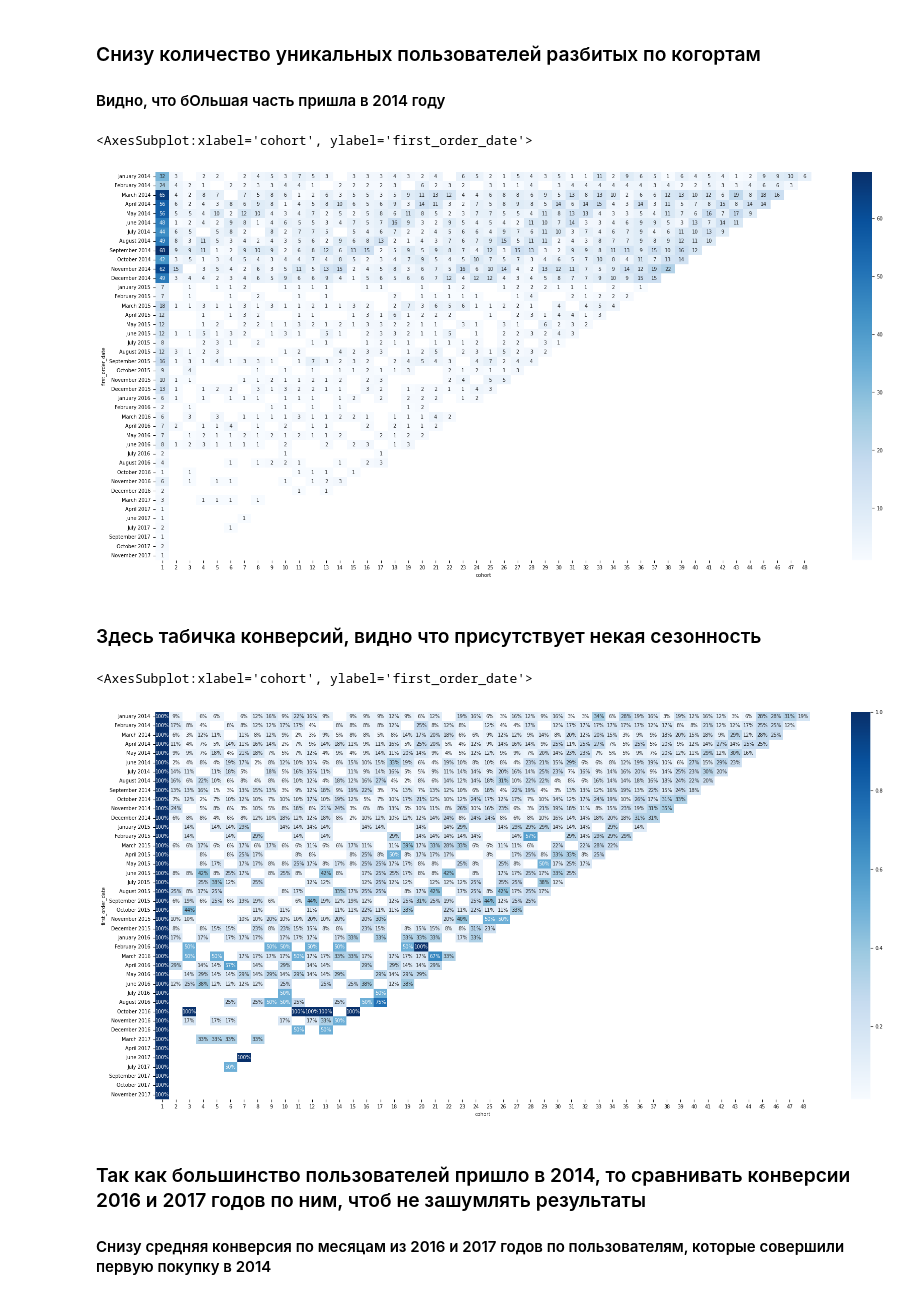
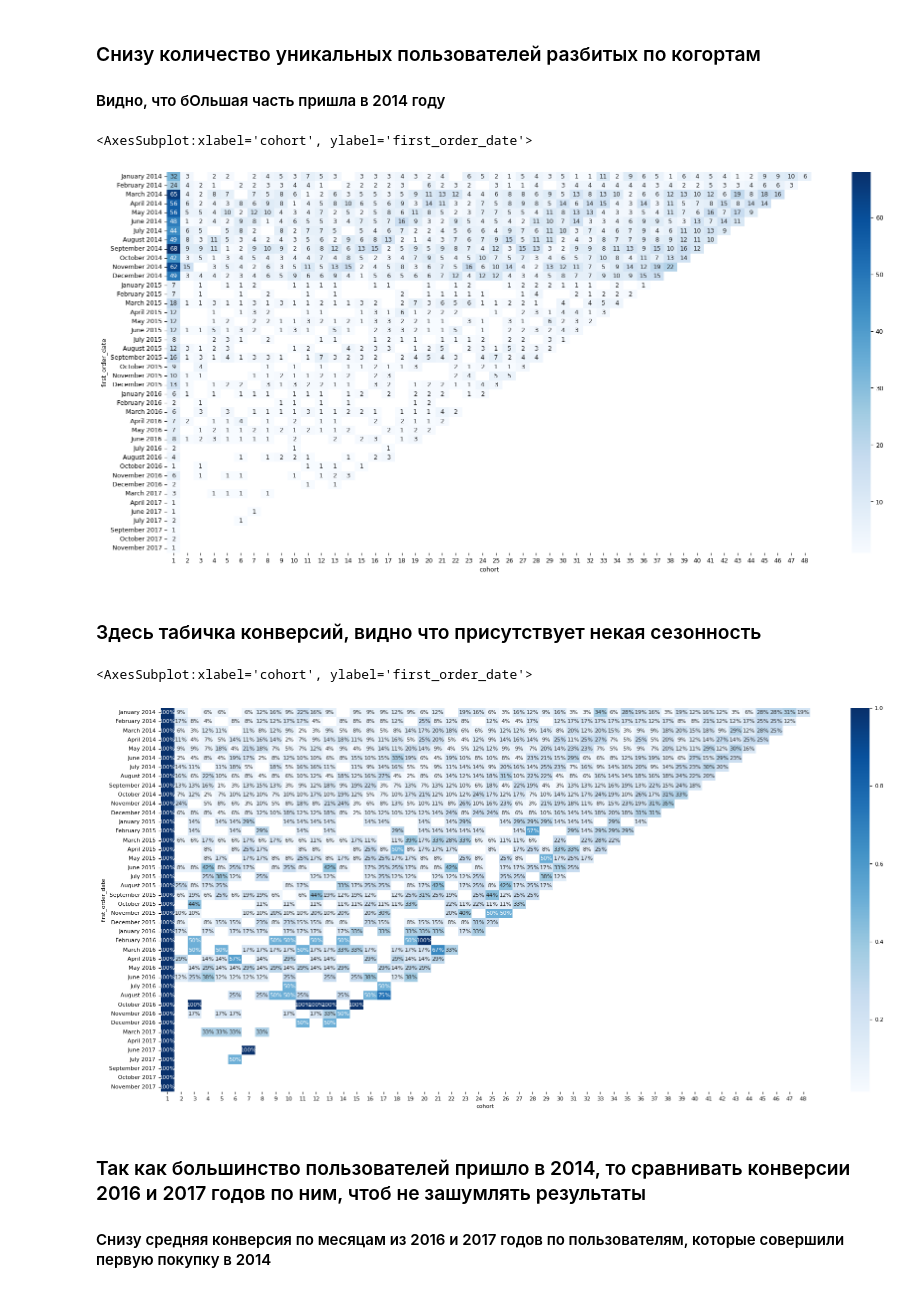
Before and after one commit to Critology/Metrics, a Jupyter notebook: hw_retention/HW1.ipynb, the cells around one changed output. Drawn from its saved outputs; the diff is of its cells as text; code cells hidden in the pictures.

```diff
--- a/hw_retention/HW1.ipynb
+++ b/hw_retention/HW1.ipynb
@@ -69,20 +69,20 @@ cohort_table_perc = cohort_table.divide(cohort_table.iloc[:,0], axis=0)
 #### Видно, что бОльшая часть пришла в 2014 году
 # %%
 plt.figure(figsize=(21,10))
-plt.rcParams.update({'font.size': 7})
+plt.rcParams.update({'font.size': 9})
 sns.heatmap(cohort_table, annot=True, cmap='Blues')
 # %% [output]
 <AxesSubplot:xlabel='cohort', ylabel='first_order_date'>
-[figure, old version]
+[figure, new version]
 # %% [markdown]
 ### Здесь табичка конверсий, видно что присутствует некая сезонность
 # %%
 plt.figure(figsize=(21,10))
-plt.rcParams.update({'font.size': 7})
+plt.rcParams.update({'font.size': 8})
 sns.heatmap(cohort_table_perc, annot=True, fmt='.0%', cmap='Blues')
 # %% [output]
 <AxesSubplot:xlabel='cohort', ylabel='first_order_date'>
-[figure, old version]
+[figure, new version]
 # %%
 perc =np.array(cohort_table_perc)
 # %%
```
Also changed, not shown: parts of 3 cells of this notebook.
